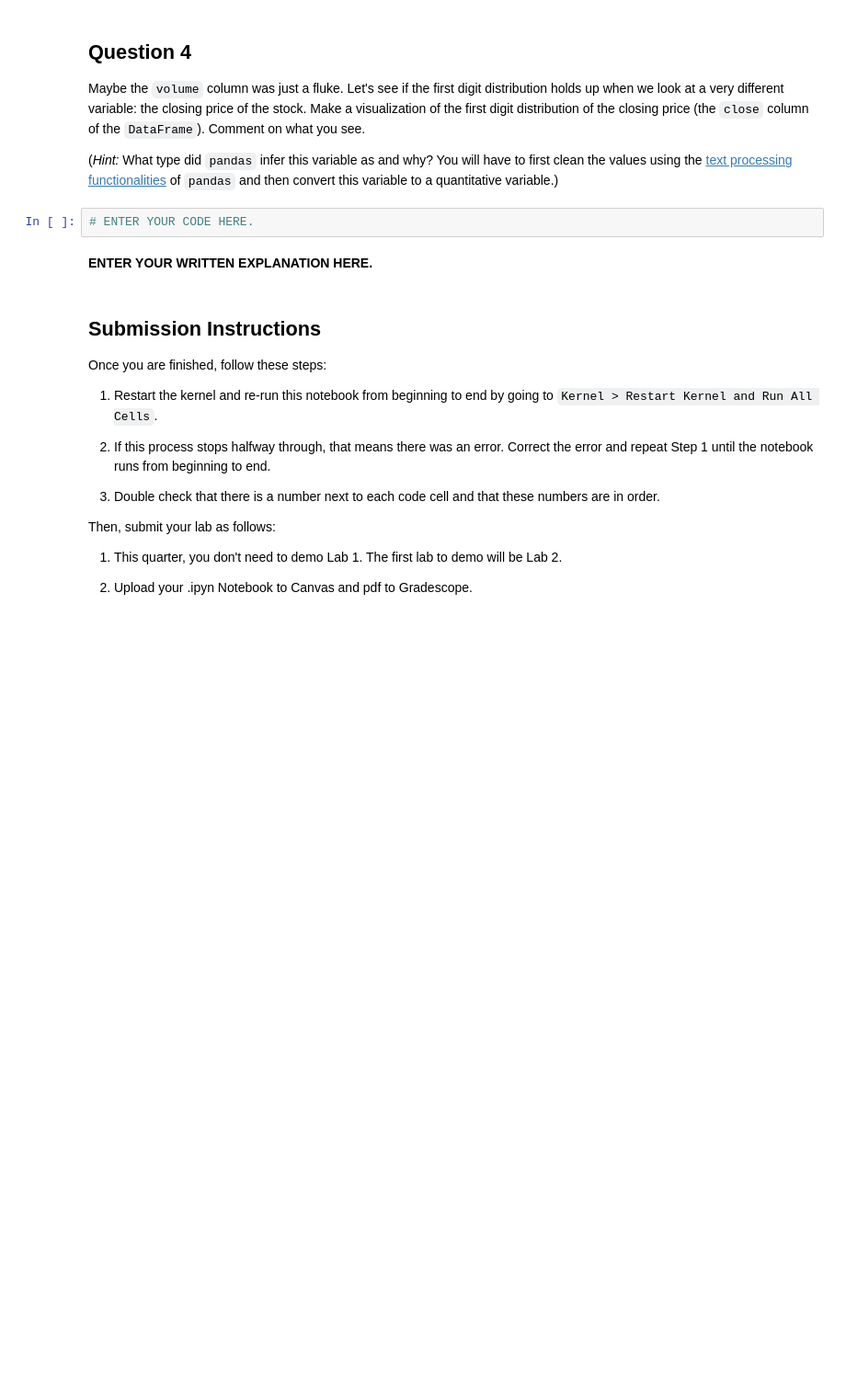
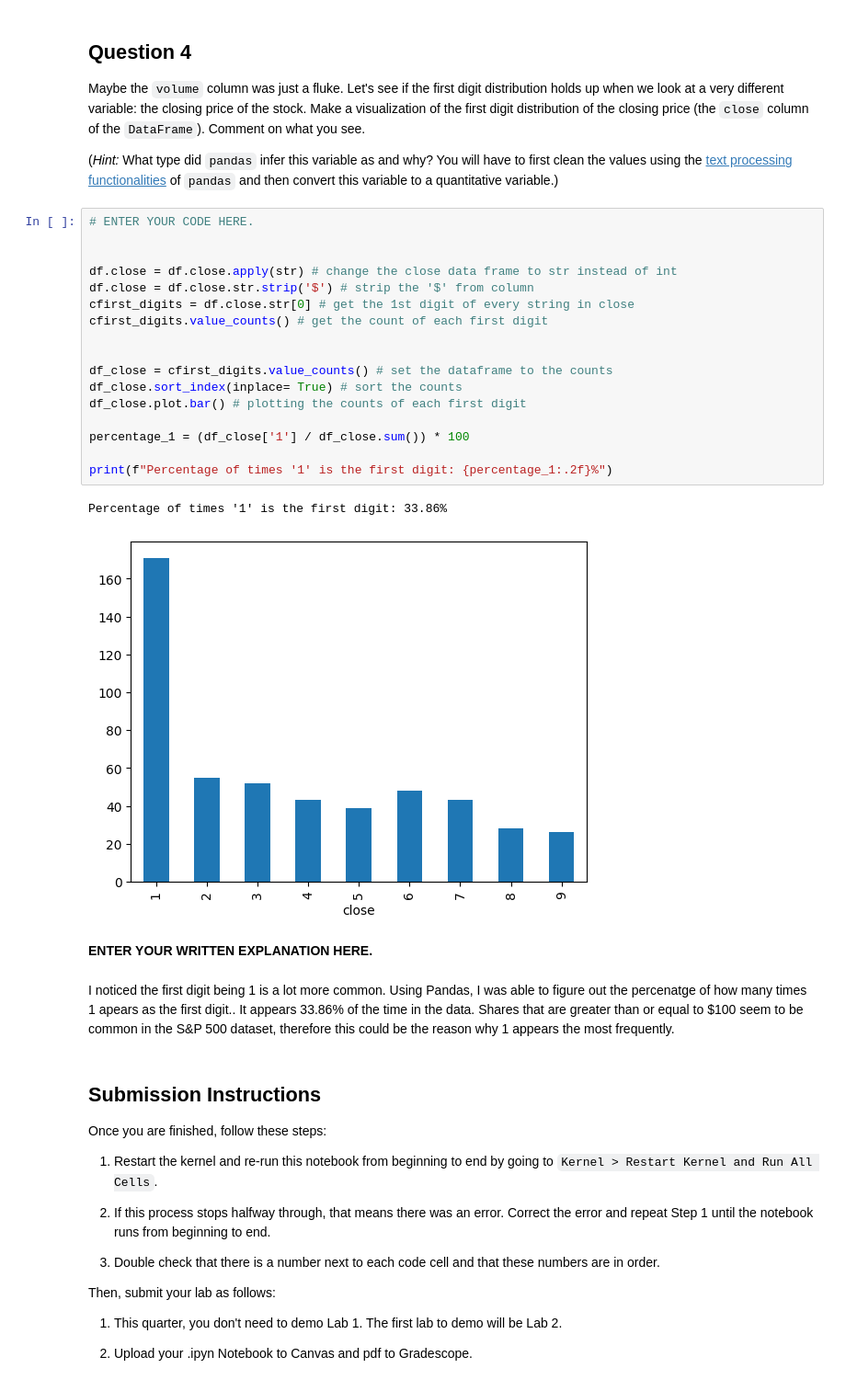
Before and after one commit to iliyanalibhai/CS105-Data-Analysis-Methods, a Jupyter notebook: Labs/Lab1/Lab1_Assignment.ipynb, the cells around one changed output. Shown: that part at 92% size. Saved outputs shown, nothing was run; the diff lists cells and outputs as text; blank space fills up the shorter version.

```diff
--- a/Labs/Lab1/Lab1_Assignment.ipynb
+++ b/Labs/Lab1/Lab1_Assignment.ipynb
@@ -99,10 +100,30 @@ According to my hypothesis, I expected about 5.5% of values of the last digit to
 Maybe the `volume` column was just a fluke. Let's see if the first digit distribution holds up when we look at a very different variable: the closing price of the stock. Make a visualization of the first digit distribution of the closing price (the `close` column of the `DataFrame`). Comment on what you see.
 
 (_Hint:_ What type did `pandas` infer this variable as and why? You will have to first clean the values using the [text processing functionalities](https://pandas.pydata.org/pandas-docs/stable/text.html) of `pandas` and then convert this variable to a quantitative variable.)
-# %%
-# ENTER YOUR CODE HERE.
+# %%
+# ENTER YOUR CODE HERE.
+
+
+df.close = df.close.apply(str) # change the close data frame to str instead of int
+df.close = df.close.str.strip('$') # strip the '$' from column
+cfirst_digits = df.close.str[0] # get the 1st digit of every string in close
+cfirst_digits.value_counts() # get the count of each first digit
+
+
+df_close = cfirst_digits.value_counts() # set the dataframe to the counts
+df_close.sort_index(inplace= True) # sort the counts
+df_close.plot.bar() # plotting the counts of each first digit
+
+percentage_1 = (df_close['1'] / df_close.sum()) * 100
+
+print(f"Percentage of times '1' is the first digit: {percentage_1:.2f}%")
+# %% [output]
+Percentage of times '1' is the first digit: 33.86%
+[figure, added]
 # %% [markdown]
 **ENTER YOUR WRITTEN EXPLANATION HERE.**
+# %% [markdown]
+I noticed the first digit being 1 is a lot more common. Using Pandas, I was able to figure out the percenatge of how many times 1 apears as the first digit.. It appears 33.86% of the time in the data. Shares that are greater than or equal to $100 seem to be common in the S&P 500 dataset, therefore this could be the reason why 1 appears the most frequently.
 # %% [markdown]
 ## Submission Instructions
 
```
Also changed, not shown: parts of 2 cells of this notebook.
